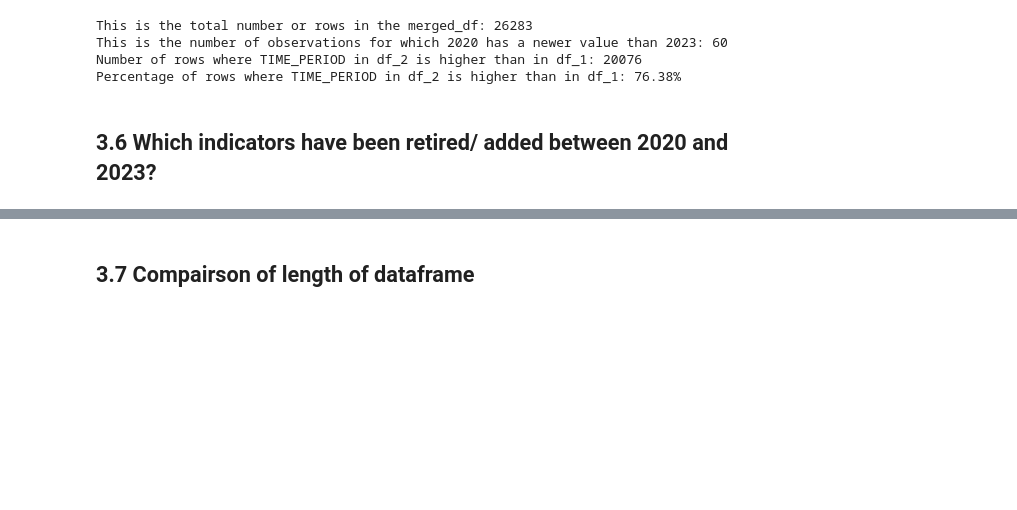
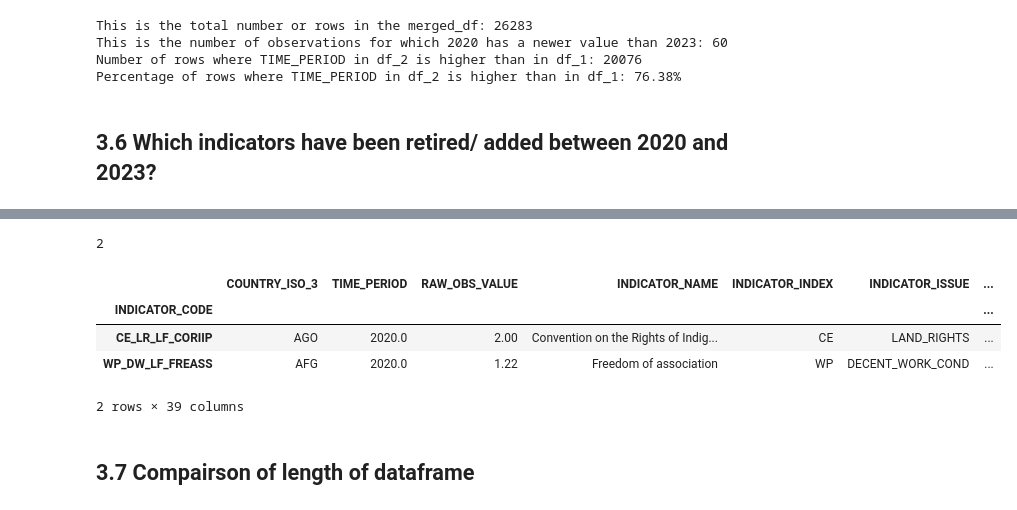
Before and after one commit to iferminm/crba-etl, a Jupyter notebook: validation/comparison_of_final_files.ipynb, the cells around one changed output, grey strips where cells are left out. Drawn from its saved outputs; the diff is of its cells as text; code cells hidden in the pictures; blank space fills up the shorter version.

Commit message:
Add analysis which indicators are missing in 2023

```diff
--- a/validation/comparison_of_final_files.ipynb
+++ b/validation/comparison_of_final_files.ipynb
@@ -291,3 +344,27 @@ Unique values only in DataFrame 2:
+# %%
+dif_2020 = [
+    #'WP_MP_OC_MACABE', # Retired according to CRBA ticket
+    #'MP_OL_OC_CHSAEE', # Retired according to CRBA ticket
+    'CE_LR_LF_CORIIP',
+    #'WP_CL_OC_PRHAWA', # Retired according to CRBA ticket
+    #'CE_SA_LF_USCHHP', # Retired according to CRBA ticket
+    #'WP_CL_LF_CSAELF', # Retired according to CRBA ticket
+    #'MP_OL_EN_CSAEGC', # Retired according to CRBA ticket
+    #'WP_MP_EN_MALECB', # Retired according to CRBA ticket
+    #'WP_MP_OC_COMALE', # Retired according to CRBA ticket
+    'WP_DW_LF_FREASS'
+]
+len(dif_2020)
+# %% [output]
+2
+# %%
+my_comparer.df_1[my_comparer.df_1["INDICATOR_CODE"].isin(dif_2020)].groupby(['INDICATOR_CODE']).first()#["INDICATOR_CODE"].unique()
+# %% [output]
+|  | COUNTRY_ISO_3 | TIME_PERIOD | RAW_OBS_VALUE | INDICATOR_NAME | INDICATOR_INDEX | INDICATOR_ISSUE | ... |
+| INDICATOR_CODE |  |  |  |  |  |  | ... |
+| CE_LR_LF_CORIIP | AGO | 2020.0 | 2.00 | Convention on the Rights of Indig... | CE | LAND_RIGHTS | ... |
+| WP_DW_LF_FREASS | AFG | 2020.0 | 1.22 | Freedom of association | WP | DECENT_WORK_COND | ... |
+2 rows × 39 columns
 # %% [markdown]
 ## 3.7 Compairson of length of dataframe
 # %%
```
Also changed, not shown: parts of 5 cells of this notebook.
